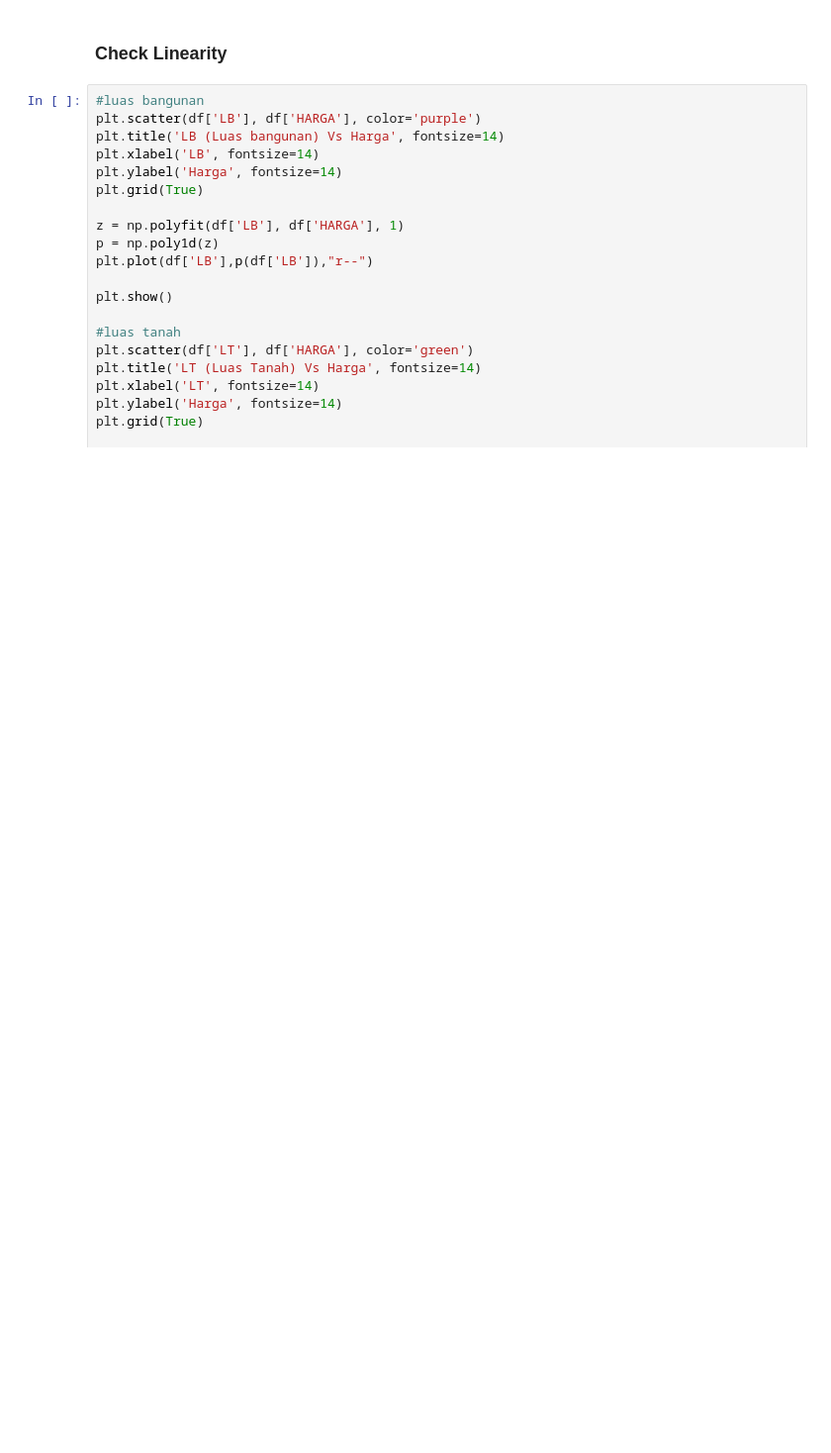
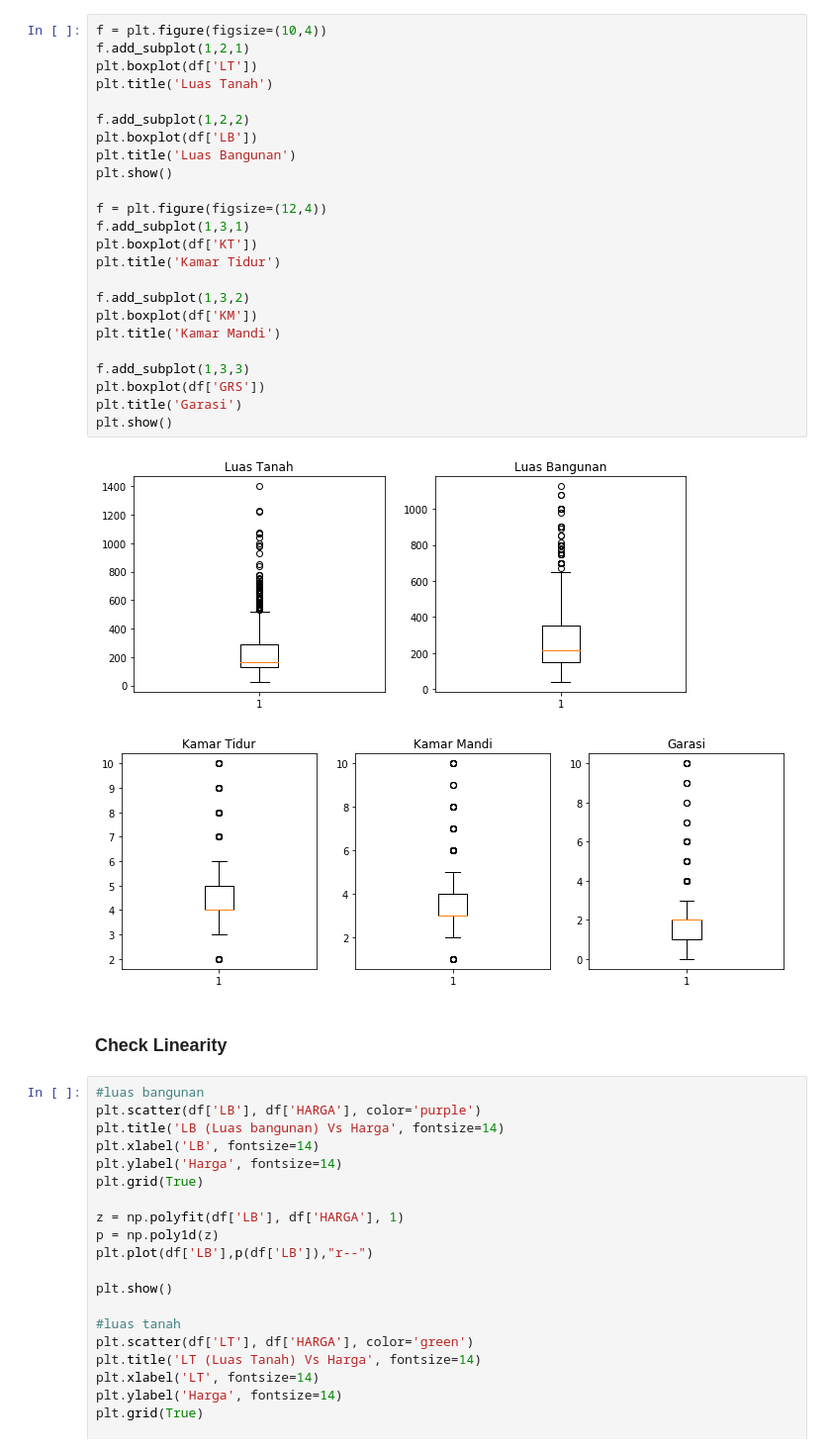
Before and after one commit to zasiem/s1-kuli-magang, a Jupyter notebook: multiple-linear-regression.ipynb, the cells around one changed output. Shown at 99% size. Saved outputs shown, nothing was run; the diff lists cells and outputs as text; blank space fills up the shorter version.

```diff
--- a/multiple-linear-regression.ipynb
+++ b/multiple-linear-regression.ipynb
@@ -15,3 +44,30 @@ df.head()
+# %%
+f = plt.figure(figsize=(10,4))
+f.add_subplot(1,2,1)
+plt.boxplot(df['LT'])
+plt.title('Luas Tanah')
+
+f.add_subplot(1,2,2)
+plt.boxplot(df['LB'])
+plt.title('Luas Bangunan')
+plt.show()
+
+f = plt.figure(figsize=(12,4))
+f.add_subplot(1,3,1)
+plt.boxplot(df['KT'])
+plt.title('Kamar Tidur')
+
+f.add_subplot(1,3,2)
+plt.boxplot(df['KM'])
+plt.title('Kamar Mandi')
+
+f.add_subplot(1,3,3)
+plt.boxplot(df['GRS'])
+plt.title('Garasi')
+plt.show()
+# %% [output]
+[figure, added]
+[figure, added]
 # %% [markdown]
 ### Check Linearity
 # %%
```
Also changed, not shown: parts of 19 cells of this notebook, 2 other files.
